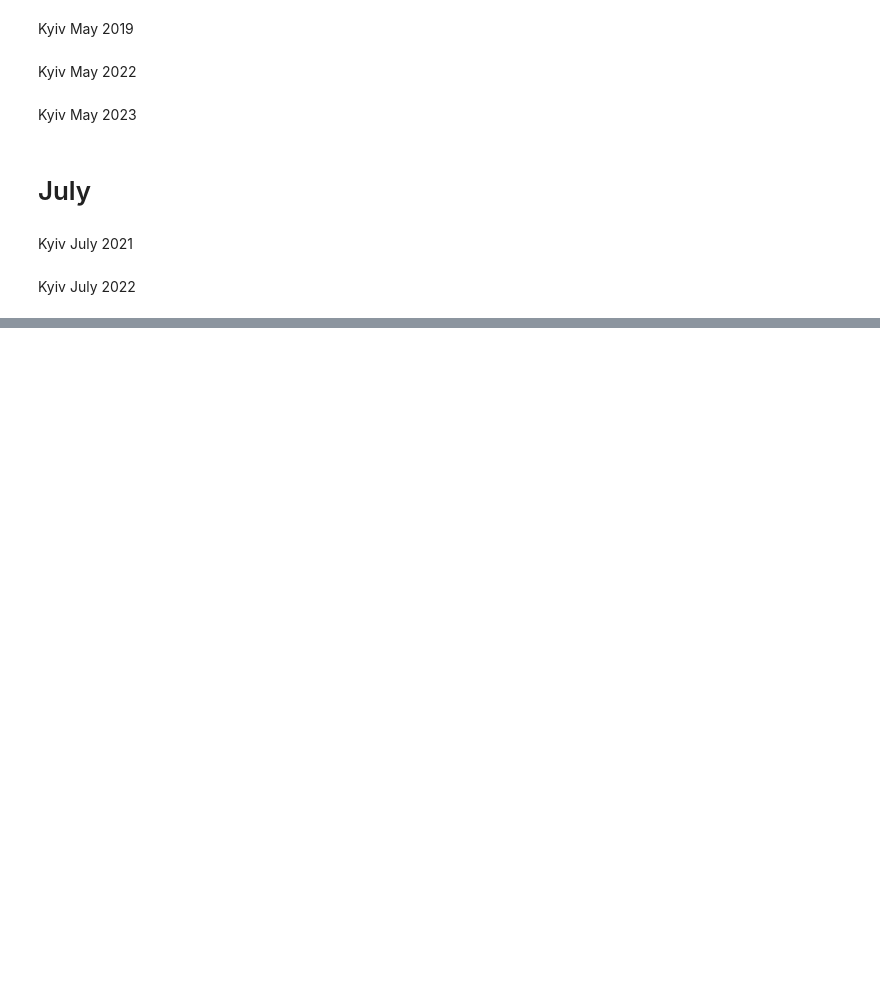
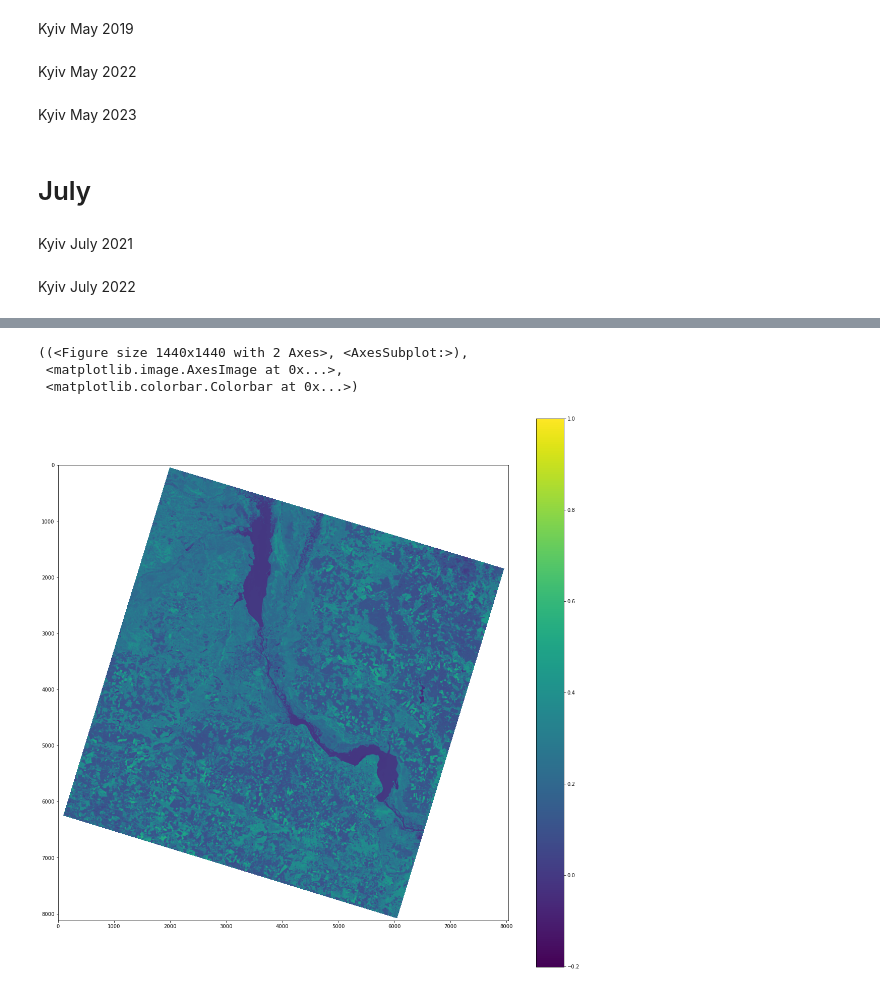
Before and after one commit to HerrErickson/GTECH731, a Jupyter notebook: Final_Project_GE.ipynb, the cells around one changed output, grey strips where cells are left out. Saved outputs shown, nothing was run; the diff lists cells and outputs as text; code cells hidden in the pictures; blank space fills up the shorter version.

```diff
--- a/Final_Project_GE.ipynb
+++ b/Final_Project_GE.ipynb
@@ -237,0 +206,8 @@ Regionlist
+# %%
+#Remove hashtag and place ndvi Variable from table into function
+fig(Kyivm23_ndvi)
+# %% [output]
+((<Figure size 1440x1440 with 2 Axes>, <AxesSubplot:>),
+ <matplotlib.image.AxesImage at 0x...>,
+ <matplotlib.colorbar.Colorbar at 0x...>)
+[figure, added]
```
Also changed, not shown: parts of 27 cells of this notebook.
